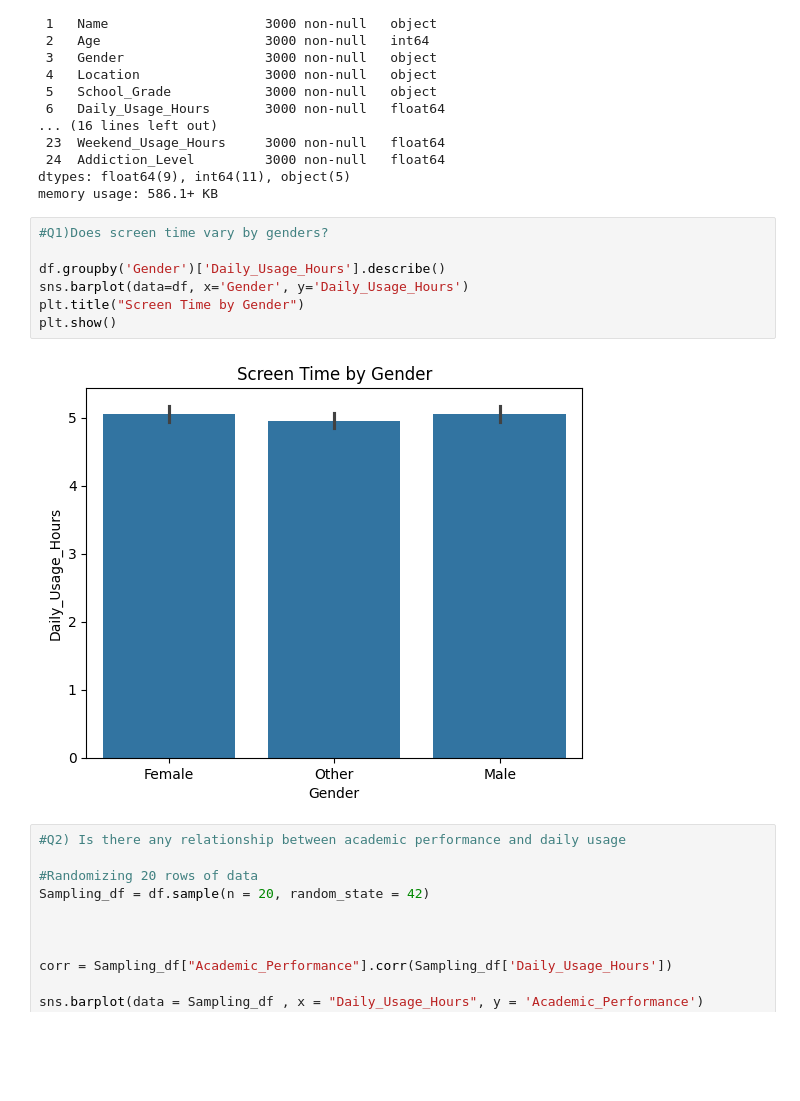
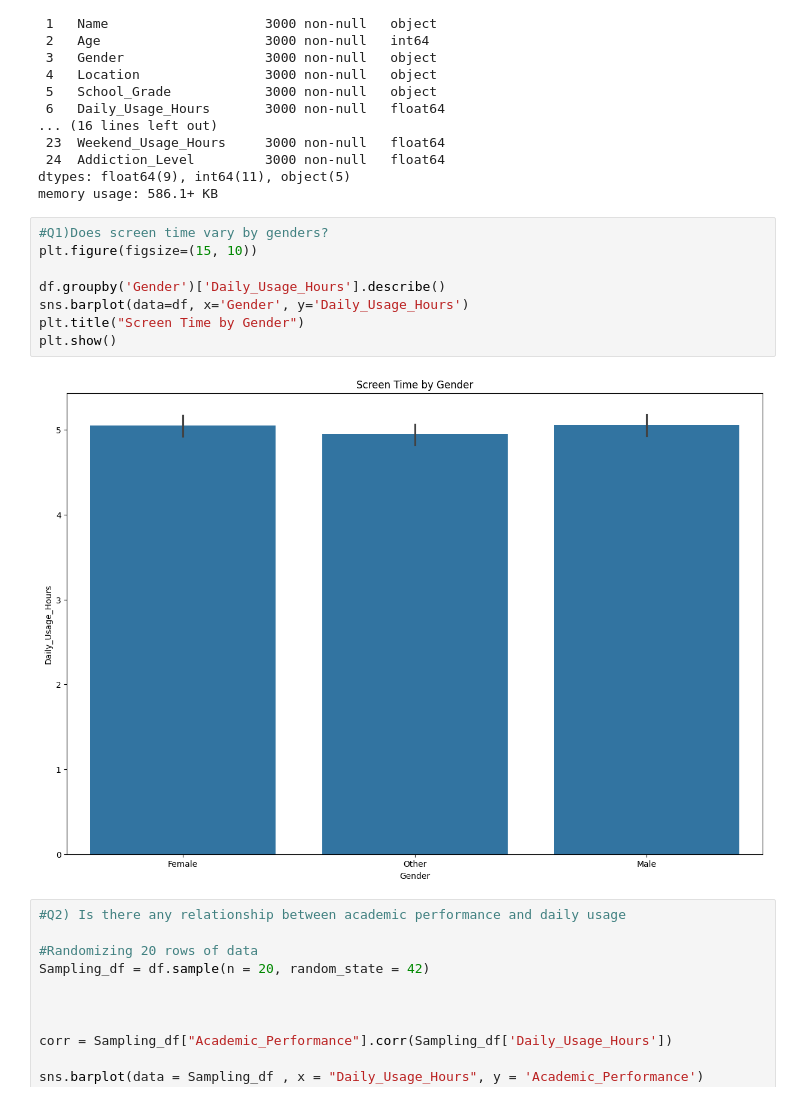
Before and after one commit to Charliee510/async-final-project-yellow-charlie, a Jupyter notebook: main.ipynb, the cells around one changed output. Cells and saved outputs as stored; diff of their text form; blank space fills up the shorter version.

```diff
--- a/main.ipynb
+++ b/main.ipynb
@@ -40,13 +40,14 @@ dtypes: float64(9), int64(11), object(5)
 memory usage: 586.1+ KB
 # %%
 #Q1)Does screen time vary by genders?
+plt.figure(figsize=(15, 10))
 
 df.groupby('Gender')['Daily_Usage_Hours'].describe()
 sns.barplot(data=df, x='Gender', y='Daily_Usage_Hours')
 plt.title("Screen Time by Gender")
 plt.show()
 # %% [output]
-[figure, old version]
+[figure, new version]
 # %%
 #Q2) Is there any relationship between academic performance and daily usage
 
```
Also changed, not shown: parts of 3 cells of this notebook, 1 other file.
